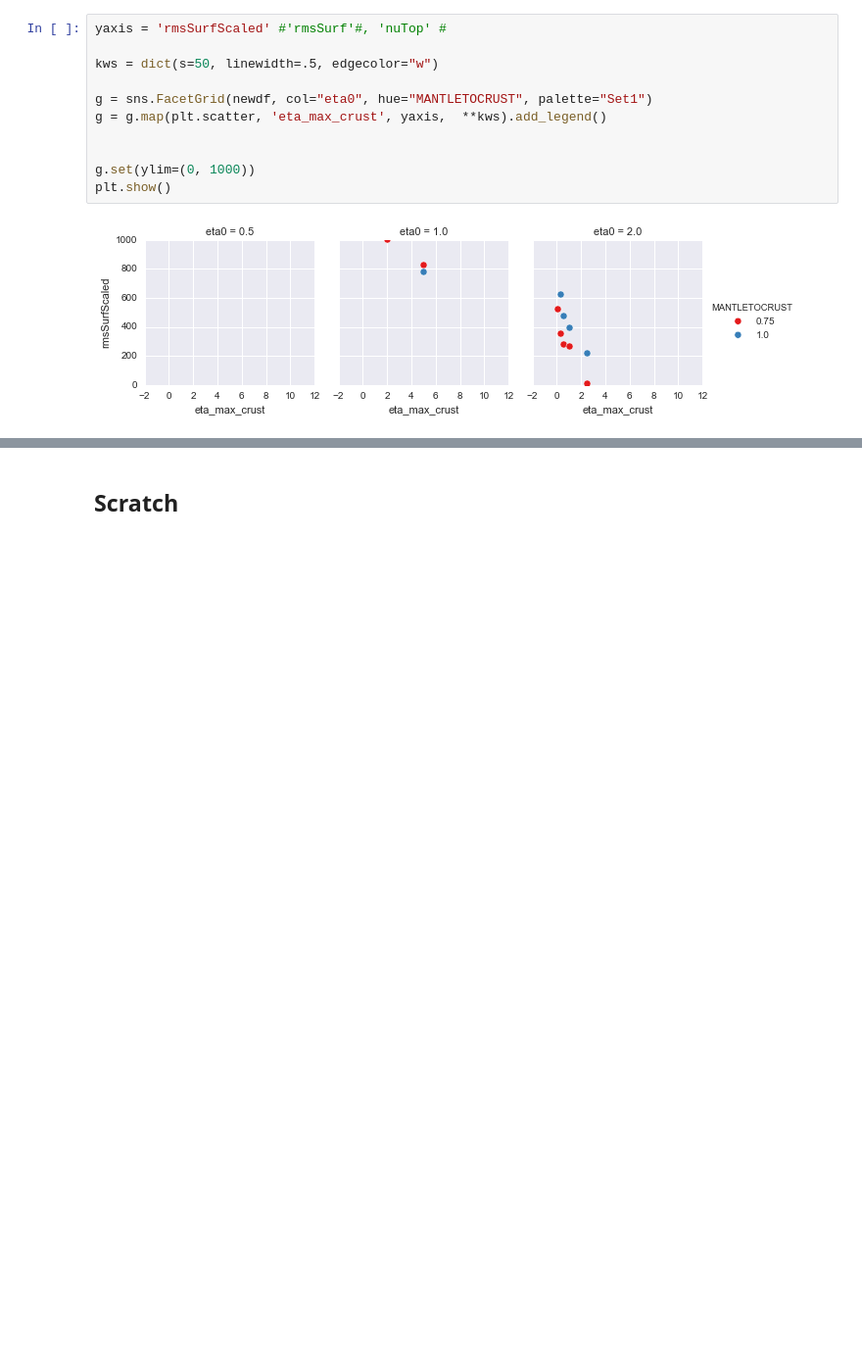
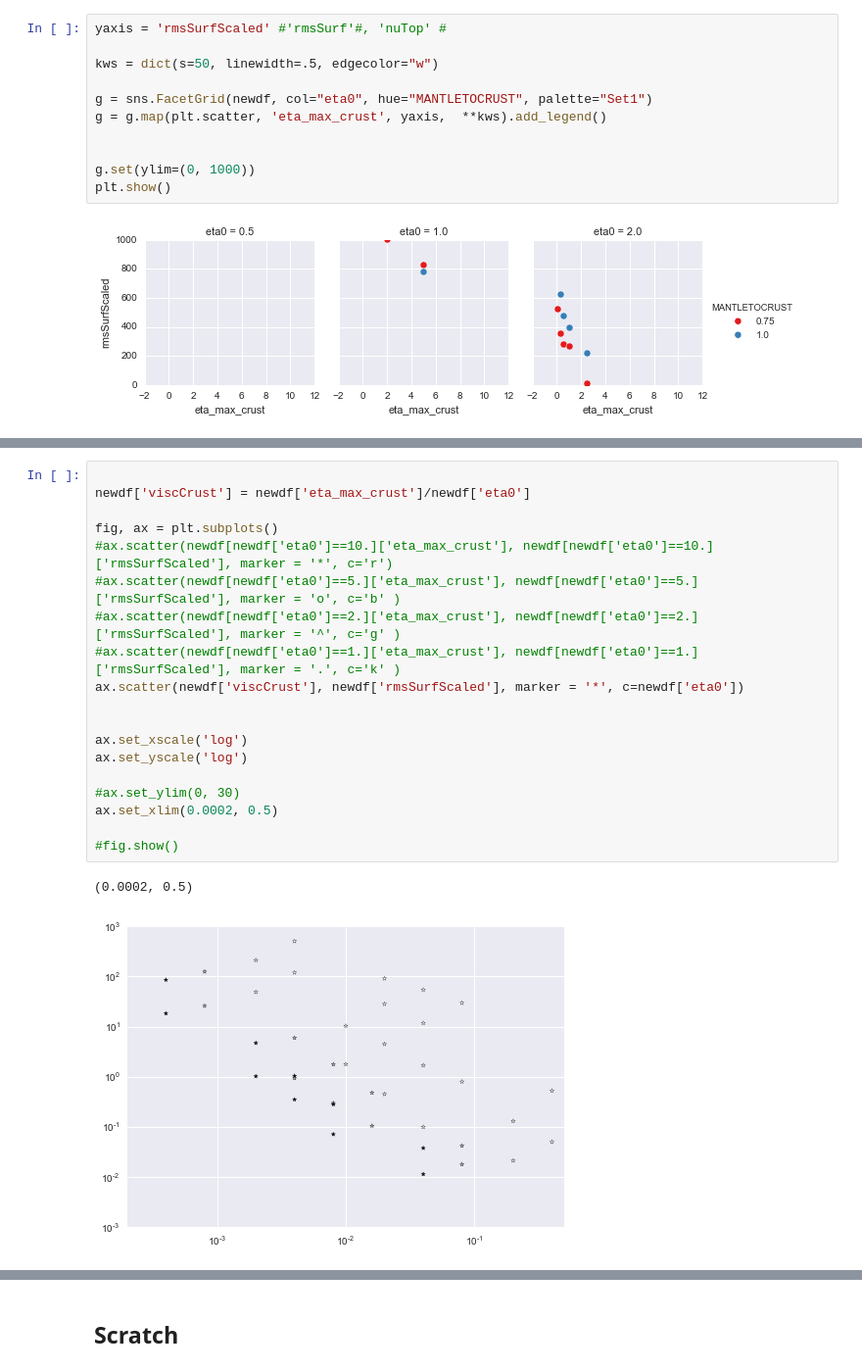
Before and after one commit to dansand/2dthermalslabs, a Jupyter notebook: kaplan/Analysis/pandas_analysis.ipynb, the cells around one changed output, grey strips where cells are left out. Shown: that part at 98% size. Cells and saved outputs as stored; diff of their text form; blank space fills up the shorter version.

```diff
--- a/kaplan/Analysis/pandas_analysis.ipynb
+++ b/kaplan/Analysis/pandas_analysis.ipynb
@@ -444,0 +549,22 @@ plt.show()
+# %%
+
+newdf['viscCrust'] = newdf['eta_max_crust']/newdf['eta0']
+
+fig, ax = plt.subplots()
+#ax.scatter(newdf[newdf['eta0']==10.]['eta_max_crust'], newdf[newdf['eta0']==10.]['rmsSurfScaled'], marker = '*', c='r')
+#ax.scatter(newdf[newdf['eta0']==5.]['eta_max_crust'], newdf[newdf['eta0']==5.]['rmsSurfScaled'], marker = 'o', c='b' )
+#ax.scatter(newdf[newdf['eta0']==2.]['eta_max_crust'], newdf[newdf['eta0']==2.]['rmsSurfScaled'], marker = '^', c='g' )
+#ax.scatter(newdf[newdf['eta0']==1.]['eta_max_crust'], newdf[newdf['eta0']==1.]['rmsSurfScaled'], marker = '.', c='k' )
+ax.scatter(newdf['viscCrust'], newdf['rmsSurfScaled'], marker = '*', c=newdf['eta0'])
+
+
+ax.set_xscale('log')
+ax.set_yscale('log')
+
+#ax.set_ylim(0, 30)
+ax.set_xlim(0.0002, 0.5)
+
+#fig.show()
+# %% [output]
+(0.0002, 0.5)
+[figure, added]
```
Also changed, not shown: parts of 13 cells of this notebook, 6 other files.
